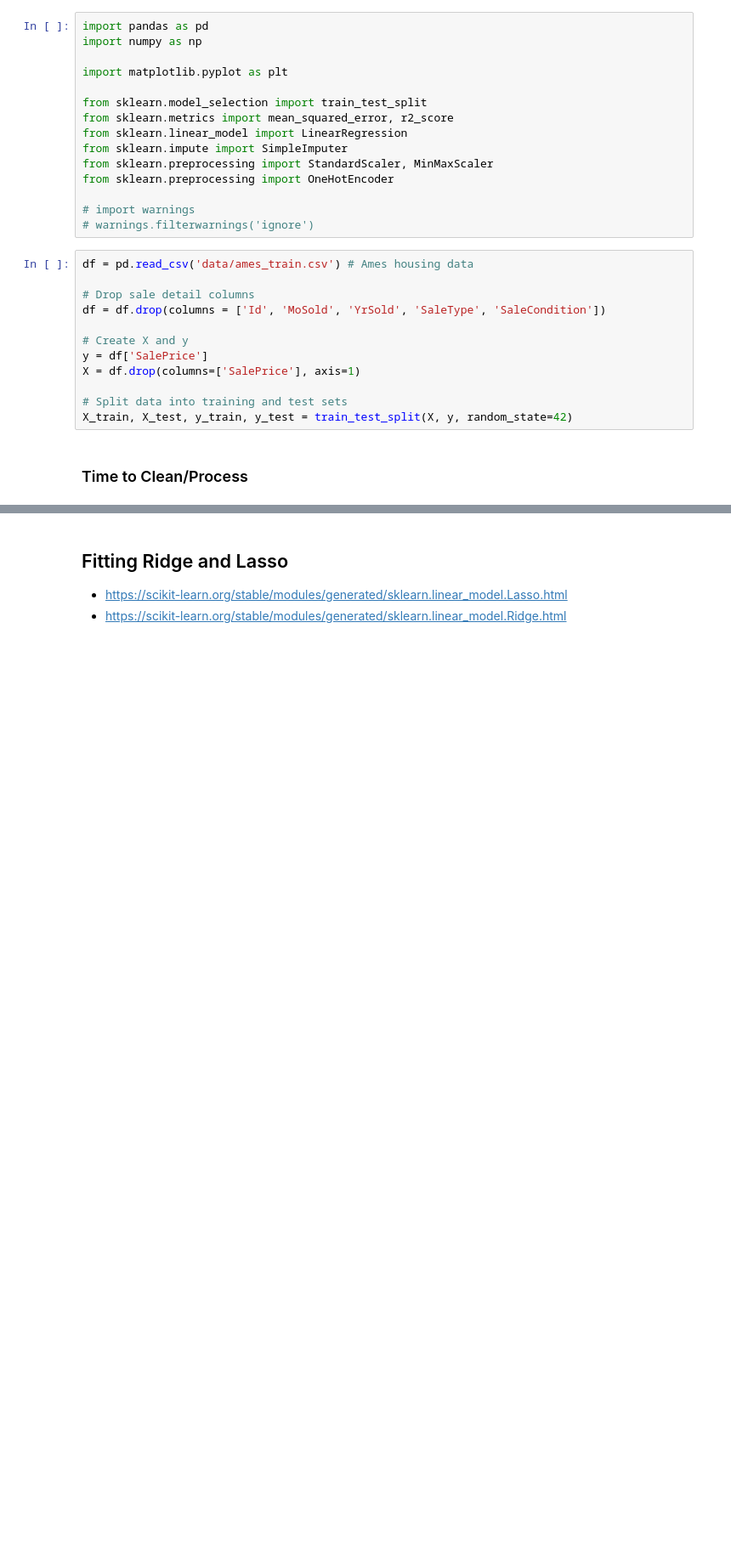
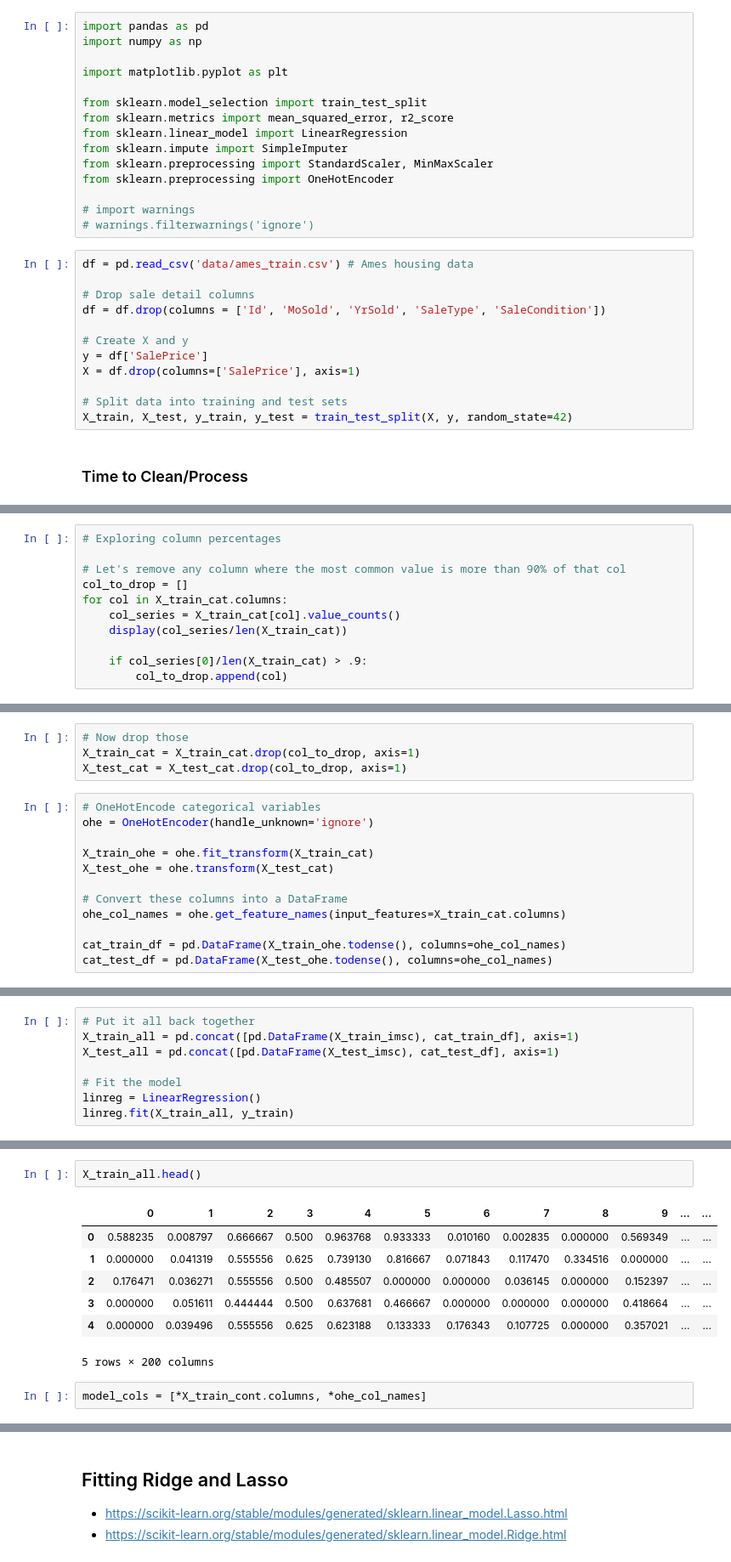
Before and after one commit to jingyunw/Online-DS-PT-092820, a Jupyter notebook: Phase3/24-Regularization.ipynb, the cells around one changed output, grey strips where cells are left out. Shown at 85% size. Cells and saved outputs as stored; diff of their text form; blank space fills up the shorter version.

```diff
--- a/Phase3/24-Regularization.ipynb
+++ b/Phase3/24-Regularization.ipynb
@@ -146,0 +228,11 @@ X_train, X_test, y_train, y_test = train_test_split(X, y, random_state=42)
+# %%
+# Exploring column percentages
+
+# Let's remove any column where the most common value is more than 90% of that col
+col_to_drop = []
+for col in X_train_cat.columns:
+    col_series = X_train_cat[col].value_counts()
+    display(col_series/len(X_train_cat))
+
+    if col_series[0]/len(X_train_cat) > .9:
+        col_to_drop.append(col)
@@ -146,0 +338,16 @@ X_train, X_test, y_train, y_test = train_test_split(X, y, random_state=42)
+# %%
+# Now drop those
+X_train_cat = X_train_cat.drop(col_to_drop, axis=1)
+X_test_cat = X_test_cat.drop(col_to_drop, axis=1)
+# %%
+# OneHotEncode categorical variables
+ohe = OneHotEncoder(handle_unknown='ignore')
+
+X_train_ohe = ohe.fit_transform(X_train_cat)
+X_test_ohe = ohe.transform(X_test_cat)
+
+# Convert these columns into a DataFrame
+ohe_col_names = ohe.get_feature_names(input_features=X_train_cat.columns)
+
+cat_train_df = pd.DataFrame(X_train_ohe.todense(), columns=ohe_col_names)
+cat_test_df = pd.DataFrame(X_test_ohe.todense(), columns=ohe_col_names)
@@ -146,0 +364,8 @@ X_train, X_test, y_train, y_test = train_test_split(X, y, random_state=42)
+# %%
+# Put it all back together
+X_train_all = pd.concat([pd.DataFrame(X_train_imsc), cat_train_df], axis=1)
+X_test_all = pd.concat([pd.DataFrame(X_test_imsc), cat_test_df], axis=1)
+
+# Fit the model
+linreg = LinearRegression()
+linreg.fit(X_train_all, y_train)
@@ -146,0 +432,12 @@ X_train, X_test, y_train, y_test = train_test_split(X, y, random_state=42)
+# %%
+X_train_all.head()
+# %% [output]
+|  | 0 | 1 | 2 | 3 | 4 | 5 | 6 | 7 | 8 | 9 | ... | ... |
+| 0 | 0.588235 | 0.008797 | 0.666667 | 0.500 | 0.963768 | 0.933333 | 0.010160 | 0.002835 | 0.000000 | 0.569349 | ... | ... |
+| 1 | 0.000000 | 0.041319 | 0.555556 | 0.625 | 0.739130 | 0.816667 | 0.071843 | 0.117470 | 0.334516 | 0.000000 | ... | ... |
+| 2 | 0.176471 | 0.036271 | 0.555556 | 0.500 | 0.485507 | 0.000000 | 0.000000 | 0.036145 | 0.000000 | 0.152397 | ... | ... |
+| 3 | 0.000000 | 0.051611 | 0.444444 | 0.500 | 0.637681 | 0.466667 | 0.000000 | 0.000000 | 0.000000 | 0.418664 | ... | ... |
+| 4 | 0.000000 | 0.039496 | 0.555556 | 0.625 | 0.623188 | 0.133333 | 0.176343 | 0.107725 | 0.000000 | 0.357021 | ... | ... |
+5 rows × 200 columns
+# %%
+model_cols = [*X_train_cont.columns, *ohe_col_names]
```
Also changed, not shown: parts of 52 cells of this notebook.
